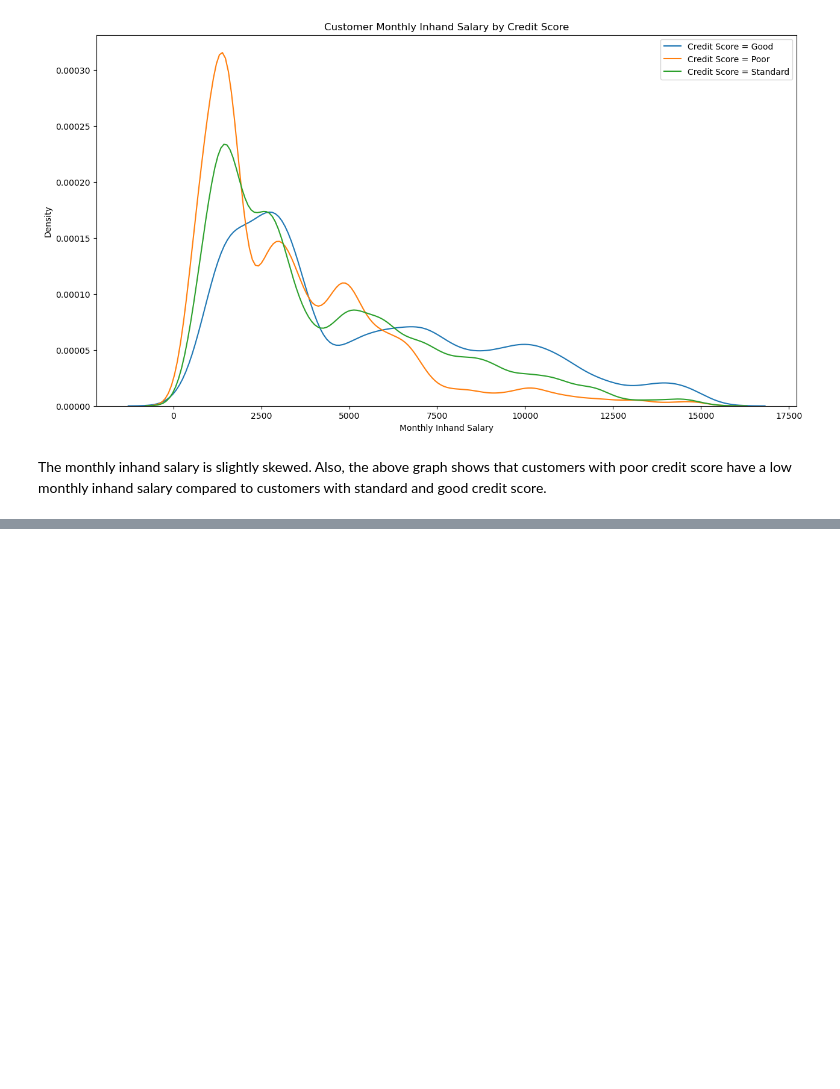
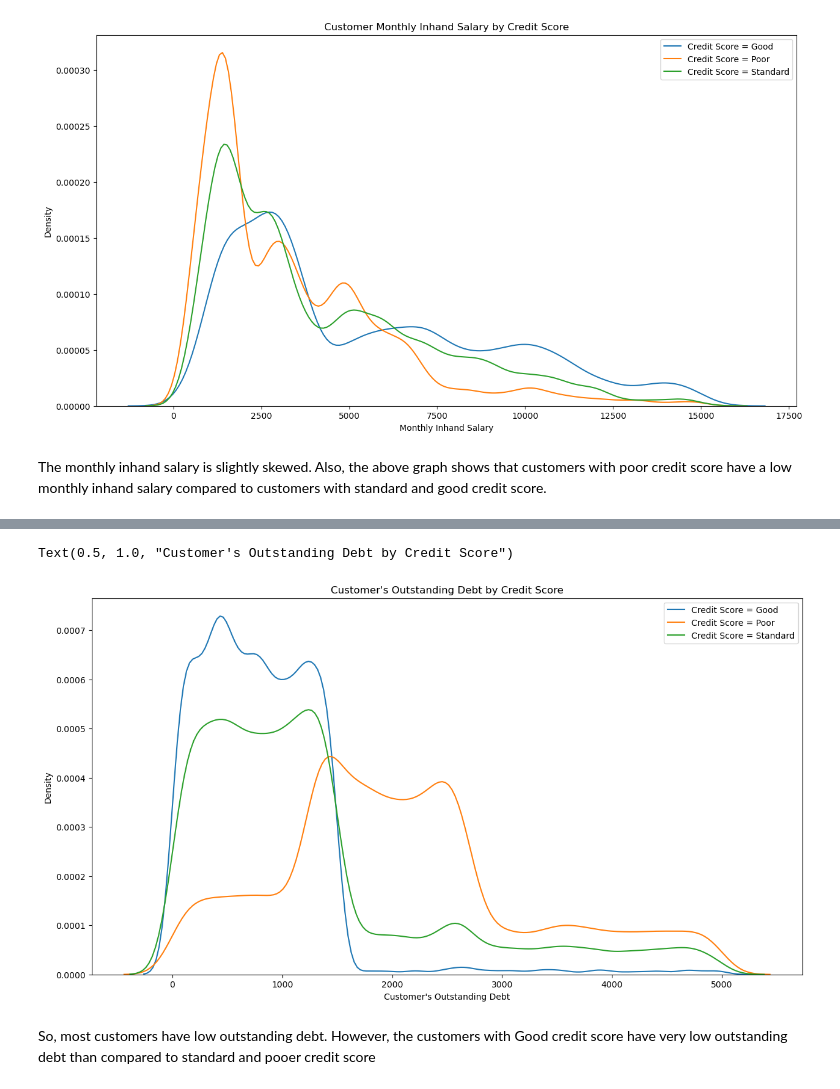
Before and after one commit to AakashRevankar/ML_projects, a Jupyter notebook: 2_Classification.ipynb, the cells around one changed output, grey strips where cells are left out. Saved outputs shown, nothing was run; the diff lists cells and outputs as text; code cells hidden in the pictures; blank space fills up the shorter version.

```diff
--- a/2_Classification.ipynb
+++ b/2_Classification.ipynb
@@ -365,0 +376,17 @@ The monthly inhand salary is slightly skewed. Also, the above graph shows that c
+# %%
+# Outstanding debt segregated by credit score
+
+sns.kdeplot(df['Outstanding_Debt'][df['Credit_Score'] == 'Good'],
+            label = 'Credit Score = Good')
+sns.kdeplot(df['Outstanding_Debt'][df['Credit_Score'] == 'Poor'],
+            label = 'Credit Score = Poor')
+sns.kdeplot(df['Outstanding_Debt'][df['Credit_Score'] == 'Standard'],
+            label = 'Credit Score = Standard')
+plt.xlabel("Customer's Outstanding Debt")
+plt.legend()
+plt.title("Customer's Outstanding Debt by Credit Score")
+# %% [output]
+Text(0.5, 1.0, "Customer's Outstanding Debt by Credit Score")
+[figure, added]
+# %% [markdown]
+So, most customers have low outstanding debt. However, the customers with Good credit score have very low outstanding debt than compared to standard and pooer credit score
```
Also changed, not shown: parts of 3 cells of this notebook.
